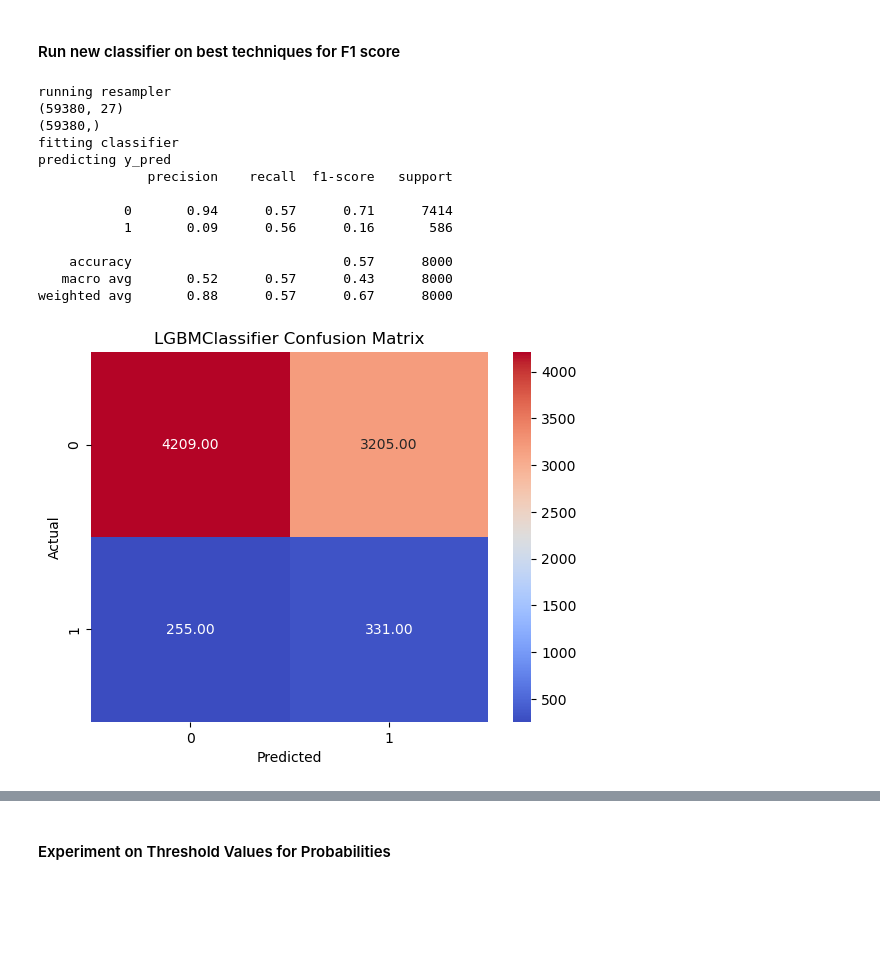
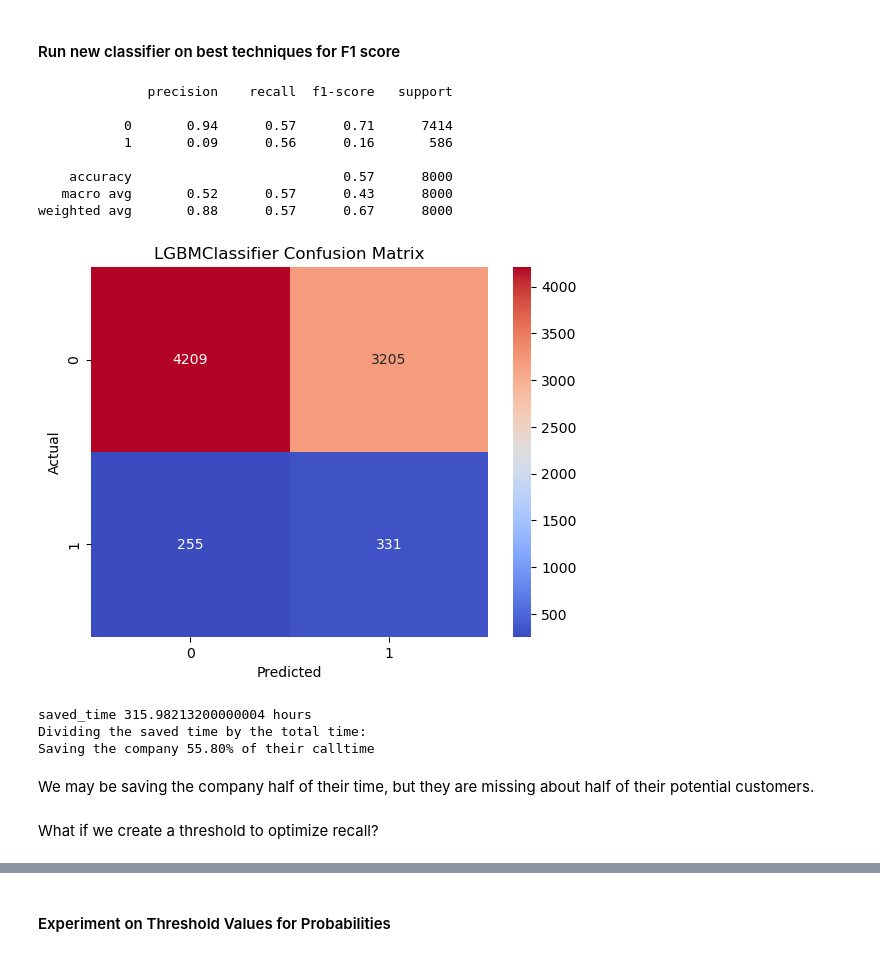
Before and after one commit to sralter/term_deposit_marketing, a Jupyter notebook: project2_modeling.ipynb, the cells around one changed output, grey strips where cells are left out. Saved outputs shown, nothing was run; the diff lists cells and outputs as text; code cells hidden in the pictures; blank space fills up the shorter version.

Commit message:
calculate time saved, neat!

```diff
--- a/project2_modeling.ipynb
+++ b/project2_modeling.ipynb
@@ -1564,0 +1545,16 @@ saved_time 53.01761130555557 hours
+# %%
+def final_evaluator(tp,fp,total_customers,verbose=False,df=df,column_name='duration'):
+    tp=tp
+    fp=fp
+    tot_call=tp+fp
+    if verbose: print('tot_call',tot_call)
+    mean_call_minutes=df[column_name].mean()/60
+    if verbose: print('mean_call_minutes',mean_call_minutes)
+    tot_call_min=tot_call*mean_call_minutes
+    if verbose: print('tot_call_min',tot_call_min)
+    tot_customers=total_customers
+    without_model=tot_customers*mean_call_minutes
+    if verbose: print('without_model',without_model)
+    saved_time=(without_model-tot_call_min)/60
+    print('saved_time',saved_time,'hours')
+    return saved_time,mean_call_minutes
@@ -1663,42 +1657,49 @@ Model: lgb
 # %%
 # run scaler before resampling
 scaler=MinMaxScaler()
 
 X_train_scaled=scaler.fit_transform(X_train_encoded)
 X_test_scaled=scaler.transform(X_test_encoded)
 
 # resample only on train set
 res=SMOTE(random_state=seed)
-print('running resampler')
 X_train_res, y_train_res = res.fit_resample(X_train_scaled, y_train)
-print(X_train_res.shape)
-print(y_train_res.shape)
 
 lgb=classifier_map['lgb']
-print('fitting classifier')
 lgb.fit(X_train_res,y_train_res)
-print('predicting y_pred')
 y_pred=lgb.predict(X_test_encoded)
 print(classification_report(y_test,y_pred))
 
-sns.heatmap(data=confusion_matrix(y_test,y_pred),annot=True,fmt='.2f',cmap='coolwarm')
+cm=confusion_matrix(y_test,y_pred)
+
+sns.heatmap(data=cm,annot=True,fmt='',cmap='coolwarm')
 plt.title('LGBMClassifier Confusion Matrix')
 plt.xlabel('Predicted')
 plt.ylabel('Actual')
 plt.show()
+
+c1_TP=cm[1,1]
+c1_FP=cm[0,1]
+support=c1_TP+c1_FP+cm[0,0]+cm[1,0]
+
+saved_time,mcm=final_evaluator(tp=c1_TP,fp=c1_FP,total_customers=support)
+print('Dividing the saved time by the total time:')
+print(f"Saving the company {saved_time/((mcm*8000)/60)*100:.2f}% of their calltime")
 # %% [output]
-running resampler
-(59380, 27)
-(59380,)
-fitting classifier
-predicting y_pred
               precision    recall  f1-score   support
 
            0       0.94      0.57      0.71      7414
            1       0.09      0.56      0.16       586
 
     accuracy                           0.57      8000
    macro avg       0.52      0.57      0.43      8000
 weighted avg       0.88      0.57      0.67      8000
-[figure, old version]
+[figure, new version]
+saved_time 315.98213200000004 hours
+Dividing the saved time by the total time:
+Saving the company 55.80% of their calltime
+# %% [markdown]
+We may be saving the company half of their time, but they are missing about half of their potential customers.
+# %% [markdown]
+What if we create a threshold to optimize recall?
 # %%
```
Also changed, not shown: parts of 20 cells of this notebook.
